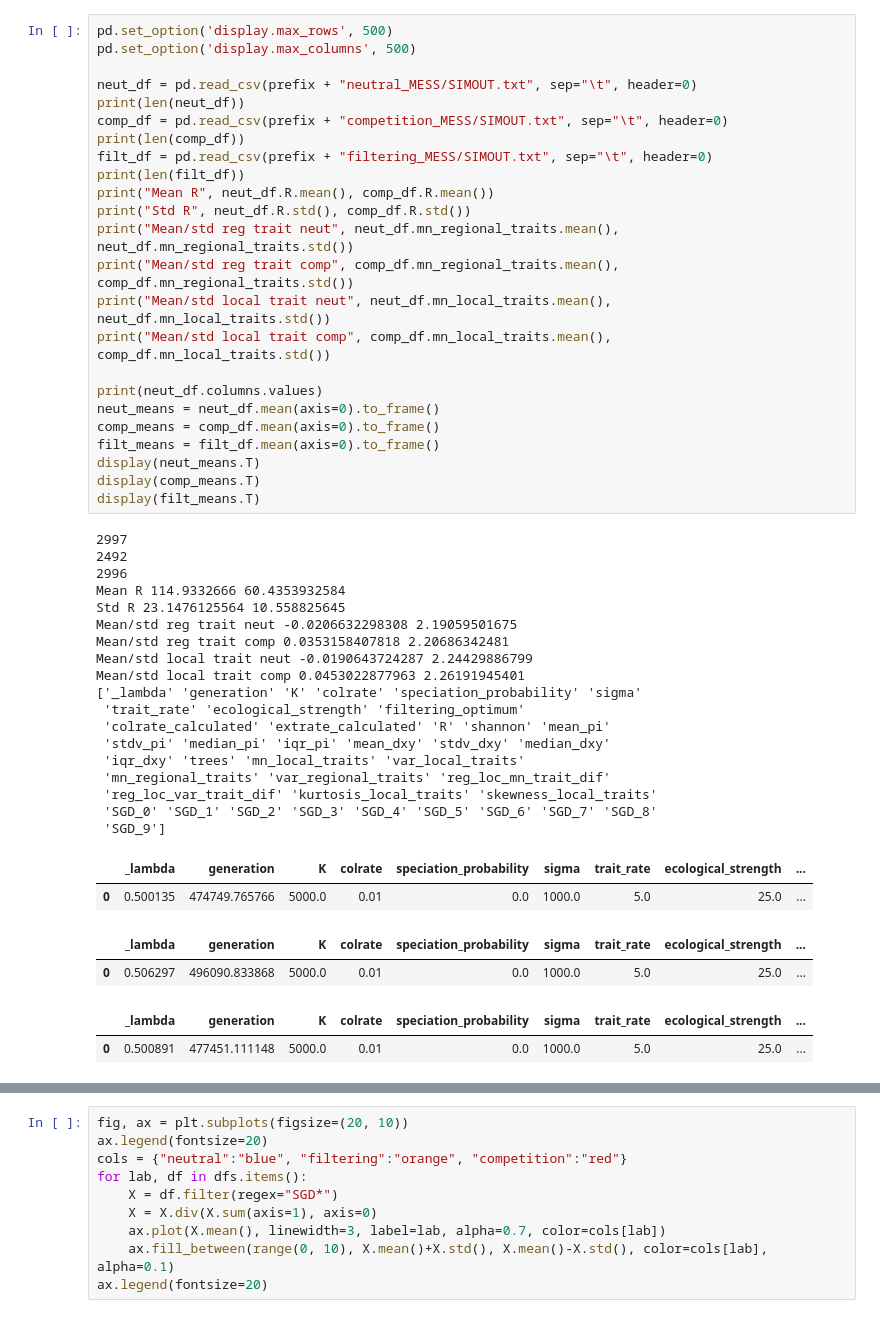
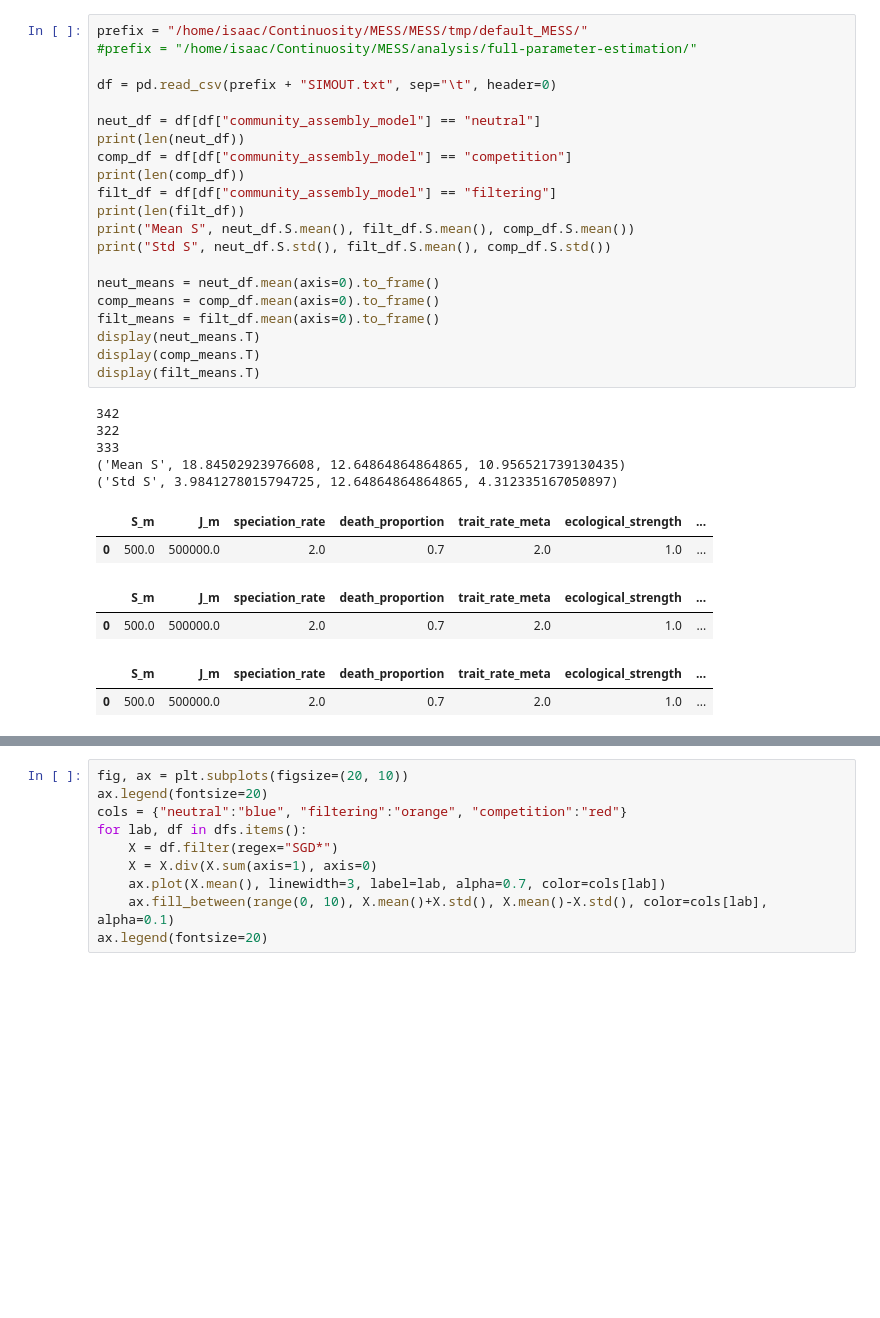
Before and after one commit to messDiv/MESS, a Jupyter notebook: jupyter-notebooks/plotting/NeutralFiltComp-MultiPanel.ipynb, the cells around one changed output, grey strips where cells are left out. Cells and saved outputs as stored; diff of their text form; blank space fills up the shorter version.

```diff
--- a/jupyter-notebooks/plotting/NeutralFiltComp-MultiPanel.ipynb
+++ b/jupyter-notebooks/plotting/NeutralFiltComp-MultiPanel.ipynb
@@ -14,51 +19,35 @@ prefix = "/home/isaac/Continuosity/MESS/MESS/maybe_bad_sims/"
 # %%
-pd.set_option('display.max_rows', 500)
-pd.set_option('display.max_columns', 500)
+prefix = "/home/isaac/Continuosity/MESS/MESS/tmp/default_MESS/"
+#prefix = "/home/isaac/Continuosity/MESS/analysis/full-parameter-estimation/"
 
-neut_df = pd.read_csv(prefix + "neutral_MESS/SIMOUT.txt", sep="\t", header=0)
+df = pd.read_csv(prefix + "SIMOUT.txt", sep="\t", header=0)
+
+neut_df = df[df["community_assembly_model"] == "neutral"]
 print(len(neut_df))
-comp_df = pd.read_csv(prefix + "competition_MESS/SIMOUT.txt", sep="\t", header=0)
+comp_df = df[df["community_assembly_model"] == "competition"]
 print(len(comp_df))
-filt_df = pd.read_csv(prefix + "filtering_MESS/SIMOUT.txt", sep="\t", header=0)
+filt_df = df[df["community_assembly_model"] == "filtering"]
 print(len(filt_df))
-print("Mean R", neut_df.R.mean(), comp_df.R.mean())
-print("Std R", neut_df.R.std(), comp_df.R.std())
-print("Mean/std reg trait neut", neut_df.mn_regional_traits.mean(), neut_df.mn_regional_traits.std())
-print("Mean/std reg trait comp", comp_df.mn_regional_traits.mean(), comp_df.mn_regional_traits.std())
-print("Mean/std local trait neut", neut_df.mn_local_traits.mean(), neut_df.mn_local_traits.std())
-print("Mean/std local trait comp", comp_df.mn_local_traits.mean(), comp_df.mn_local_traits.std())
+print("Mean S", neut_df.S.mean(), filt_df.S.mean(), comp_df.S.mean())
+print("Std S", neut_df.S.std(), filt_df.S.mean(), comp_df.S.std())
 
-print(neut_df.columns.values)
 neut_means = neut_df.mean(axis=0).to_frame()
 comp_means = comp_df.mean(axis=0).to_frame()
 filt_means = filt_df.mean(axis=0).to_frame()
 display(neut_means.T)
 display(comp_means.T)
 display(filt_means.T)
 # %% [output]
-2997
-2492
-2996
-Mean R 114.9332666 60.4353932584
-Std R 23.1476125564 10.558825645
-Mean/std reg trait neut -0.0206632298308 2.19059501675
-Mean/std reg trait comp 0.0353158407818 2.20686342481
-Mean/std local trait neut -0.0190643724287 2.24429886799
-Mean/std local trait comp 0.0453022877963 2.26191945401
-['_lambda' 'generation' 'K' 'colrate' 'speciation_probability' 'sigma'
- 'trait_rate' 'ecological_strength' 'filtering_optimum'
- 'colrate_calculated' 'extrate_calculated' 'R' 'shannon' 'mean_pi'
- 'stdv_pi' 'median_pi' 'iqr_pi' 'mean_dxy' 'stdv_dxy' 'median_dxy'
- 'iqr_dxy' 'trees' 'mn_local_traits' 'var_local_traits'
- 'mn_regional_traits' 'var_regional_traits' 'reg_loc_mn_trait_dif'
- 'reg_loc_var_trait_dif' 'kurtosis_local_traits' 'skewness_local_traits'
- 'SGD_0' 'SGD_1' 'SGD_2' 'SGD_3' 'SGD_4' 'SGD_5' 'SGD_6' 'SGD_7' 'SGD_8'
- 'SGD_9']
+342
+322
+333
+('Mean S', 18.84502923976608, 12.64864864864865, 10.956521739130435)
+('Std S', 3.9841278015794725, 12.64864864864865, 4.312335167050897)
-|  | _lambda | generation | K | colrate | speciation_probability | sigma | trait_rate | ecological_strength | ... |
-| 0 | 0.500135 | 474749.765766 | 5000.0 | 0.01 | 0.0 | 1000.0 | 5.0 | 25.0 | ... |
+|  | S_m | J_m | speciation_rate | death_proportion | trait_rate_meta | ecological_strength | ... |
+| 0 | 500.0 | 500000.0 | 2.0 | 0.7 | 2.0 | 1.0 | ... |
-|  | _lambda | generation | K | colrate | speciation_probability | sigma | trait_rate | ecological_strength | ... |
-| 0 | 0.506297 | 496090.833868 | 5000.0 | 0.01 | 0.0 | 1000.0 | 5.0 | 25.0 | ... |
+|  | S_m | J_m | speciation_rate | death_proportion | trait_rate_meta | ecological_strength | ... |
+| 0 | 500.0 | 500000.0 | 2.0 | 0.7 | 2.0 | 1.0 | ... |
-|  | _lambda | generation | K | colrate | speciation_probability | sigma | trait_rate | ecological_strength | ... |
-| 0 | 0.500891 | 477451.111148 | 5000.0 | 0.01 | 0.0 | 1000.0 | 5.0 | 25.0 | ... |
+|  | S_m | J_m | speciation_rate | death_proportion | trait_rate_meta | ecological_strength | ... |
+| 0 | 500.0 | 500000.0 | 2.0 | 0.7 | 2.0 | 1.0 | ... |
 # %%
 lfilt = 0.75
```
Also changed, not shown: parts of 17 cells of this notebook, 6 other files.
